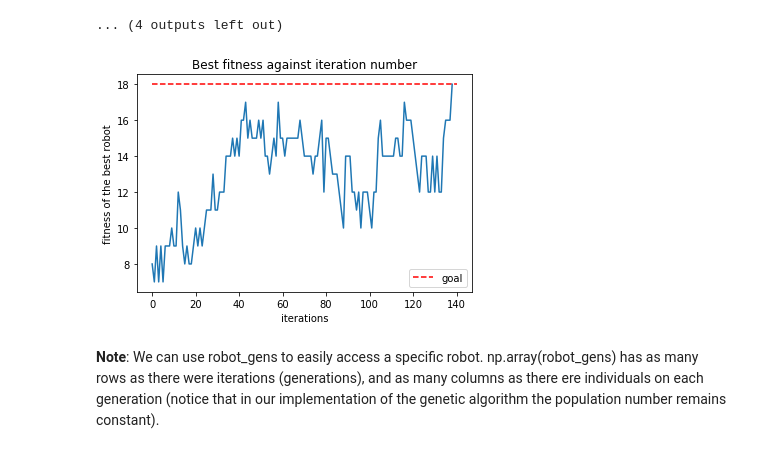
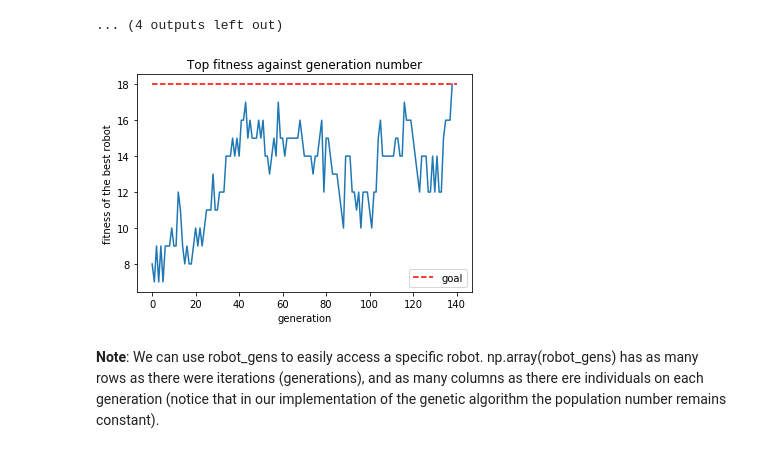
Before and after one commit to francisco-simoes/genetically-trained-robots, a Jupyter notebook: Robots_genetic_algorithm.ipynb, the cells around one changed output. Drawn from its saved outputs; the diff is of its cells as text; code cells hidden in the pictures.

```diff
--- a/Robots_genetic_algorithm.ipynb
+++ b/Robots_genetic_algorithm.ipynb
@@ -381,15 +387,16 @@ iterations: 100, best fitness: 12, best distance to goal: 6
 ... (4 outputs left out)
 # %%
 plt.figure()
-plt.title('Best fitness against iteration number')
-plt.xlabel('iterations')
+plt.title('Top fitness against generation number')
+plt.xlabel('generation')
 plt.ylabel('fitness of the best robot')
 plt.plot(range(iters), fitness_log)
 plt.hlines(18, 0, 140, label='goal', colors='r', linestyles='--')
 plt.legend(loc='lower right')
+plt.savefig('images/Robots/fitness_plot.png')
 plt.show()
 # %% [output]
-[figure, old version]
+[figure, new version]
 # %% [markdown]
 **Note**: We can use robot_gens to easily access a specific robot. np.array(robot_gens) has as many rows as there were iterations (generations), and as many columns as there ere individuals on each generation (notice that in our implementation of the genetic algorithm the population number remains constant).
 # %%
```
Also changed, not shown: parts of 5 cells of this notebook.
